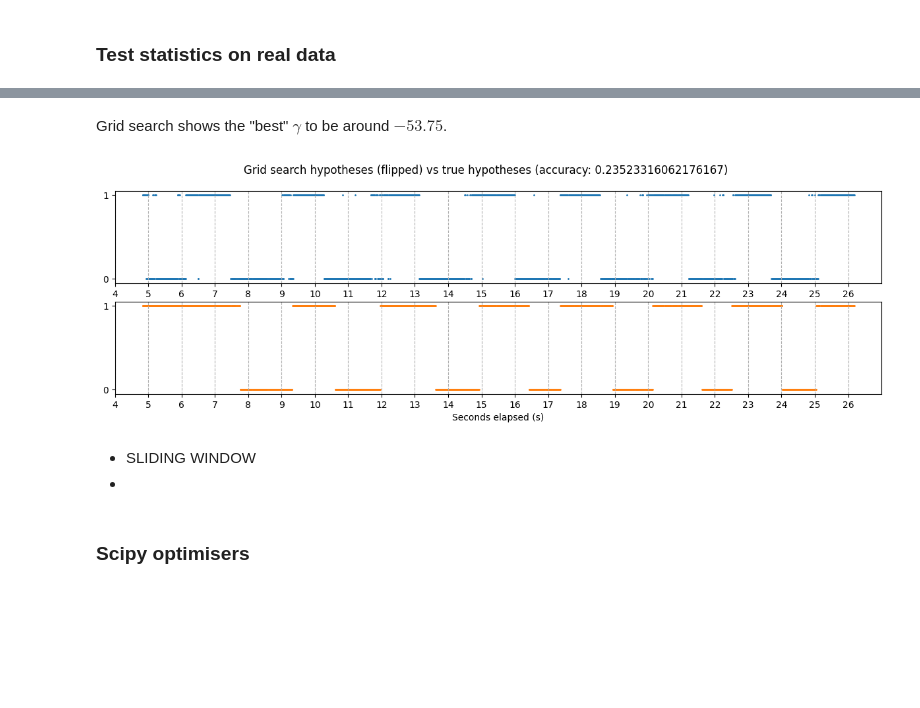
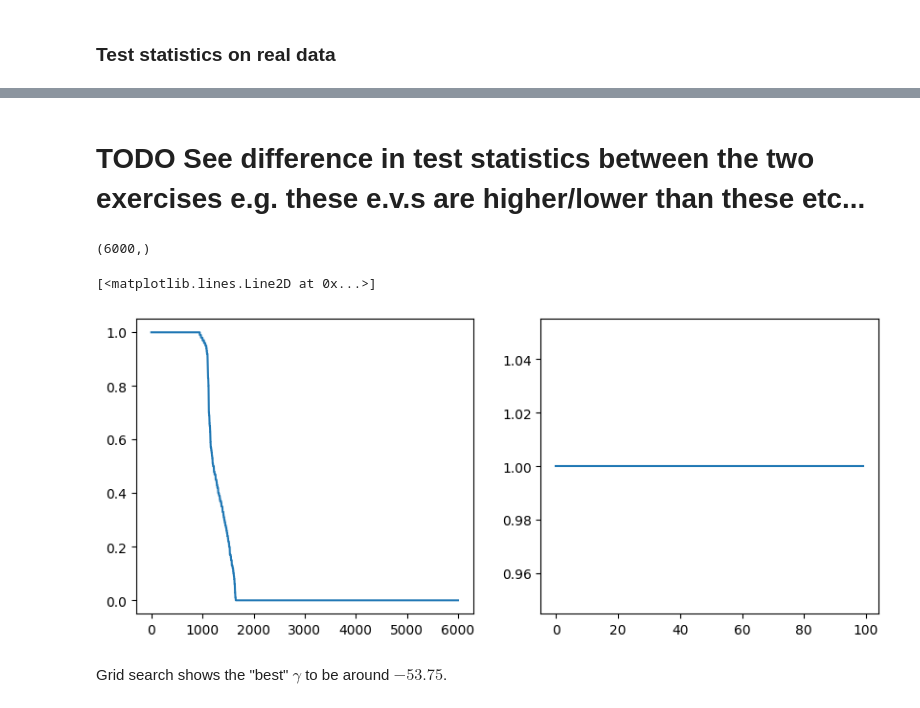
Before and after one commit to sjb296/linear-motion-detection, a Jupyter notebook: main.ipynb, the cells around one changed output, grey strips where cells are left out. Drawn from its saved outputs; the diff is of its cells as text; code cells hidden in the pictures; blank space fills up the shorter version.

```diff
--- a/main.ipynb
+++ b/main.ipynb
@@ -382,7 +384,7 @@ def decide_on_hypothesis(test_statistics, gamma):
     """Decide on hypothesis at each point."""
     return test_statistics > gamma
 
-def evaluate_decisions(decisions, true_hyps):
+def calculate_acc(decisions, true_hyps):
     """Calculate the proportion of decisions that were *correct*."""
     return np.mean(decisions == true_hyps)
 
@@ -420,0 +423,8 @@ NameError: name 'Ts_squat' is not defined
+# %%
+# Test on 1
+res = optimise_u_g(sw_25[1])
+alpha, beta = res.x
+min_ev = res.fun
+print()
+print(f"u_g = ({alpha}, {beta}, {1-(alpha**2)-(beta**2)})")
+print(f"min_ev = {min_ev}")
@@ -420,0 +434,11 @@ NameError: name 'Ts_squat' is not defined
+# %%
+# Calculate all the min min eigenvalues by optimising each window on u_g
+min_min_evs = []
+n_windows = 100
+
+for window in sw_25[0:n_windows]:
+    res = optimise_u_g(window)
+    min_min_ev = res.fun
+    min_min_evs.append(min_min_ev)
+
+print(np.array(min_min_evs))
@@ -421,3 +463,31 @@ NameError: name 'Ts_squat' is not defined
+# %% [markdown]
+# TODO See difference in test statistics between the two exercises e.g. these e.v.s are higher/lower than these etc...
+# %%
+# Grid search for the gamma that results in the best accuracy
+gamma_step = 1
+gammas = np.arange(-3000, 3000, gamma_step)
+accuracies = []
+hyps_2d = []
+for gamma in gammas:
+    hyps = decide_on_hypothesis(min_min_evs, gamma)
+    hyps_2d.append(hyps)
+
+    acc = calculate_acc(hyps, squat_df_trim["hypothesis"][0:n_windows])
+    accuracies.append(acc)
+
+accs = pd.Series(accuracies)
+print(accs.shape)
+
+plt.figure(figsize=(10, 4))
+plt.subplot(1, 2, 1)
+accs.plot()
+
+plt.subplot(1, 2, 2)
+plt.plot(hyps_2d[np.argmax(accs)])
+# %% [output]
+(6000,)
+[<matplotlib.lines.Line2D at 0x...>]
+[figure, added]
 # %% [markdown]
 Grid search shows the "best" $\gamma$ to be around $-53.75$.
 # %%
@@ -440,21 +510,3 @@ def side_by_side_hyps(x, y1, y2, left, right):
     ax2 = plt.scatter(x, y2, s=1, color="tab:orange")
     plt.xlabel("Seconds elapsed (s)")
     return ax1, ax2
-# %%
-# Plot the best hypotheses by grid search
-best_hypotheses_grid = hypotheses[acc_grid.idxmin()]
-ax1, ax2 = side_by_side_hyps(
-    squat_df_trim["seconds_elapsed"],
-    ~best_hypotheses_grid,
-    squat_df_trim["hypothesis"],
-    4,
-    27,
-)
-t = plt.suptitle(f"Grid search hypotheses (flipped) vs true hypotheses (accuracy: {evaluate_decisions(best_hypotheses_grid, squat_df_trim['hypothesis'])})")
-# %% [output]
-[figure, removed]
-# %% [markdown]
-- SLIDING WINDOW
--
-# %% [markdown]
-### Scipy optimisers
```
Also changed, not shown: parts of 18 cells of this notebook.
